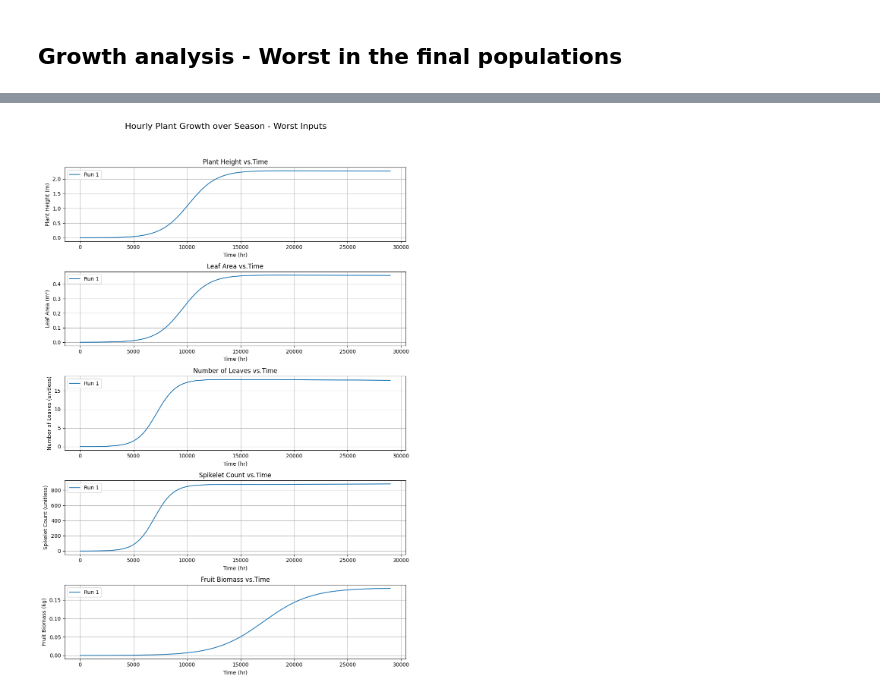
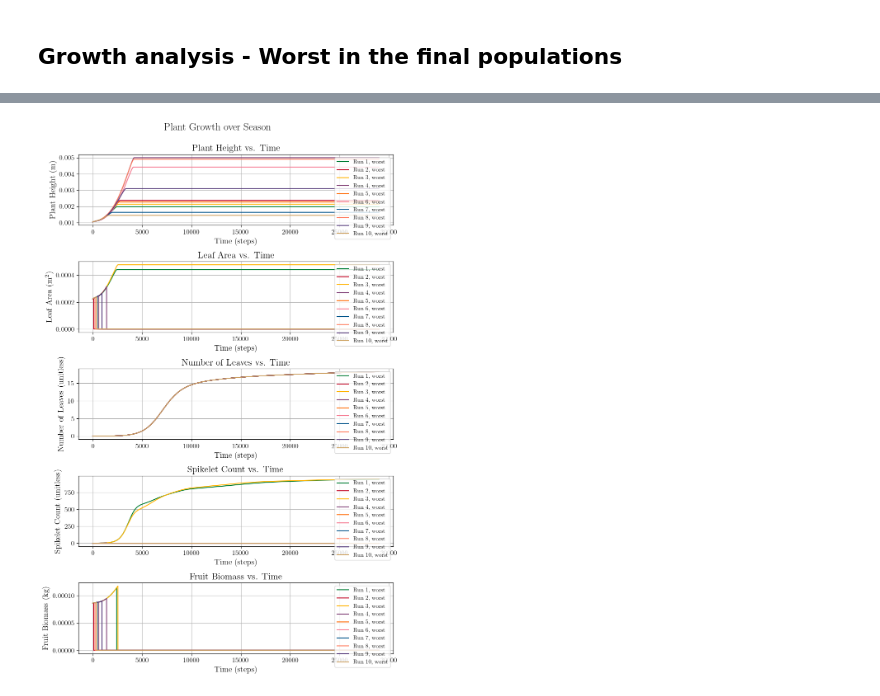
Before and after one commit to carlacupcake/smartfarm, a Jupyter notebook: src/smartfarm/examples/ga/ga_analyze_results.ipynb, the cells around one changed output, grey strips where cells are left out. Saved outputs shown, nothing was run; the diff lists cells and outputs as text; code cells hidden in the pictures.

Commit message:
analyzed best and worst from 10 GA runs

```diff
--- a/src/smartfarm/examples/ga/ga_analyze_results.ipynb
+++ b/src/smartfarm/examples/ga/ga_analyze_results.ipynb
@@ -59,9 +63,9 @@ fig.tight_layout()
 # Set up Member attributes common to all runs
 ga_params = GeneticAlgorithmParams()
 carrying_capacities = ModelCarryingCapacities()
-disturbances = ModelDisturbances.from_defaults(path=os.path.join(project_root, input_disturbances_csv))
+input_disturbances = ModelDisturbances.from_defaults(path=os.path.join(project_root, input_disturbances_csv))
 growth_rates = ModelGrowthRates()
-model_params = ModelParams()
+model_params = ModelParams(verbose=True)
 initial_conditions = ModelInitialConditions(
     h0=carrying_capacities.kh/model_params.simulation_hours, # m/hr
     A0=carrying_capacities.kA/model_params.simulation_hours, # m2/hr
@@ -69,5 +73,12 @@ initial_conditions = ModelInitialConditions(
     c0=carrying_capacities.kc/model_params.simulation_hours, # number/hr
     P0=carrying_capacities.kP/model_params.simulation_hours  # kg/hr
 )
-typical_disturbances = ModelTypicalDisturbances()
+default_typical_disturbances = ModelTypicalDisturbances()
+typical_disturbances = ModelTypicalDisturbances(
+    typical_water       = default_typical_disturbances.typical_water * model_params.dt,
+    typical_fertilizer  = default_typical_disturbances.typical_fertilizer * model_params.dt,
+    typical_temperature = default_typical_disturbances.typical_temperature * model_params.dt,
+    typical_radiation   = default_typical_disturbances.typical_radiation * model_params.dt
+)
+sensitivities = ModelSensitivities()
 # %%
@@ -150,13 +165,20 @@ plt.show()
 # %% [markdown]
 ## Growth analysis - Worst in the final populations
 # %%
-# Initialize the figure for plant growth analysis
-fig, axs = plt.subplots(5, 1, figsize=(10, 15))
+# Initialize storage of state variables for all runs
+hs = []
+As = []
+Ns = []
+cs = []
+Ps = []
+labels = []
 
 # Loop over all 10 of the best runs to analyze plant growth
-for i in range(1, 2): # Runs 1 to 10
+for i in range(1, 11): # Runs 1 to 10
 
-    # Load the best member's input values from the corresponding CSV file
+    print(f"Analyzing worst member from run {i}...")
+
+    # Load the worst member's input values from the corresponding CSV file
     values_costs_path = os.path.join(
         ga_parallel_results_folder,
         values_costs_folder,
@@ -166,62 +188,39 @@ for i in range(1, 2): # Runs 1 to 10
         unique_values_costs = np.loadtxt(f, delimiter=",", skiprows=1)
 
     worst_index = np.argmin(unique_values_costs[:, -1])  # The last column is the revenue
+    revenue = unique_values_costs[worst_index, -1]
     irrigation_frequency, irrigation_amount, fertilizer_frequency, fertilizer_amount = unique_values_costs[worst_index, 0:4]
+    print(f'Revenue: ${revenue} with inputs: IF={irrigation_frequency}, IA={irrigation_amount}, FF={fertilizer_frequency}, FA={fertilizer_amount}')
+
     member = Member(
         ga_params            = ga_params,
         carrying_capacities  = carrying_capacities,
-        disturbances         = disturbances,
+        disturbances         = input_disturbances,
         growth_rates         = growth_rates,
         initial_conditions   = initial_conditions,
         model_params         = model_params,
         typical_disturbances = typical_disturbances,
+        sensitivities        = sensitivities,
         values = np.array([irrigation_frequency, irrigation_amount, fertilizer_frequency, fertilizer_amount])
     )
-    h, A, N, c, P, _, _, _, _, _, _, _, _, _, _, _, _, _, _ = member.get_closed_form_cost_verbose()
+    member.get_cost()
 
-    time = np.arange(len(h))
-    axs[0].plot(time, h, label=f'Run {i}')
-    axs[1].plot(time, A, label=f'Run {i}')
-    axs[2].plot(time, N, label=f'Run {i}')
-    axs[3].plot(time, c, label=f'Run {i}')
-    axs[4].plot(time, P, label=f'Run {i}')
+    # Read output CSV
+    output = pd.read_csv('output_get_cost.csv')
 
-# Plant Height
-axs[0].set_xlabel('Time (hr)')
-axs[0].set_ylabel('Plant Height (m)')
-axs[0].set_title(f'Plant Height vs.Time')
-axs[0].legend()
-axs[0].grid(True)
+    hs.append(output['h'].to_numpy())
+    As.append(output['A'].to_numpy())
+    Ns.append(output['N'].to_numpy())
+    cs.append(output['c'].to_numpy())
+    Ps.append(output['P'].to_numpy())
+    labels.append(f'Run {i}, worst')
 
-# Leaf Area
-axs[1].set_xlabel('Time (hr)')
-axs[1].set_ylabel('Leaf Area (m²)')
-axs[1].set_title(f'Leaf Area vs.Time')
-axs[1].legend()
-axs[1].grid(True)
-
-# Number of Leaves
-axs[2].set_xlabel('Time (hr)')
-axs[2].set_ylabel('Number of Leaves (unitless)')
-axs[2].set_title(f'Number of Leaves vs.Time')
-axs[2].legend()
-axs[2].grid(True)
-
-# Spikelet Count
-axs[3].set_xlabel('Time (hr)')
-axs[3].set_ylabel('Spikelet Count (unitless)')
-axs[3].set_title(f'Spikelet Count vs.Time')
-axs[3].legend()
-axs[3].grid(True)
-
-# Fruit Biomass
-axs[4].set_xlabel('Time (hr)')
-axs[4].set_ylabel('Fruit Biomass (kg)')
-axs[4].set_title(f'Fruit Biomass vs.Time')
-axs[4].legend()
-axs[4].grid(True)
-
-fig.suptitle(f'Hourly Plant Growth over Season - Worst Inputs', fontsize=16)
-plt.tight_layout(rect=[0, 0, 1, 0.95])
-plt.show()
+plot_crop_growth_results(
+    hs=hs,
+    As=As,
+    Ns=Ns,
+    cs=cs,
+    Ps=Ps,
+    labels=labels
+)
 # %% [output]
@@ -228 +247 @@ plt.show()
-[figure, old version]
+[figure, new version]
```
Also changed, not shown: parts of 4 cells of this notebook, 6 other files.
